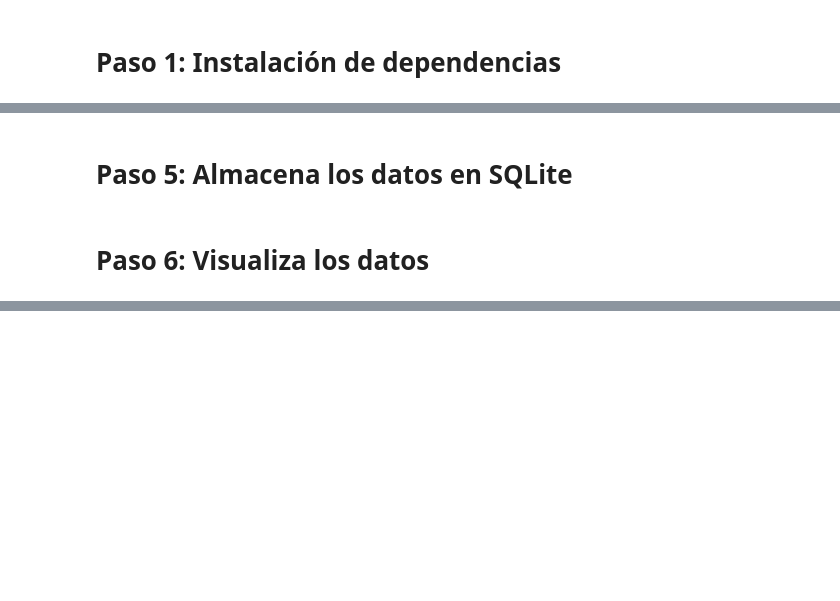
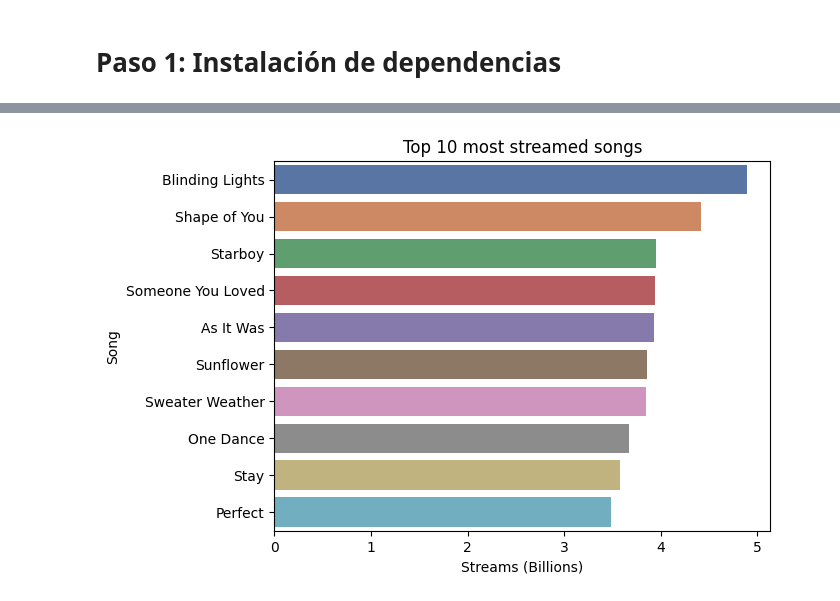
Before and after one commit to danielpaez-dev/web-scraping-project-tutorial, a Jupyter notebook: src/explore.es.ipynb, the cells around one changed output, grey strips where cells are left out. Drawn from its saved outputs; the diff is of its cells as text; code cells hidden in the pictures; blank space fills up the shorter version.

Commit message:
ADD: horizontal barplot, try Exceptions, cleaning data

```diff
--- a/src/explore.es.ipynb
+++ b/src/explore.es.ipynb
@@ -21,3 +18,0 @@ import html5lib
-# %%
-resource_url = 'https://en.wikipedia.org/wiki/List_of_Spotify_streaming_records'
-response = requests.get(resource_url)
@@ -26,6 +18,0 @@ response = requests.get(resource_url)
-# %%
-
-if response.status_code == 200:
-    html_io = io.StringIO(response.text)
-    df = pd.read_html(html_io)[0]
-    print(df)
@@ -52,4 +18,0 @@ if response.status_code == 200:
-# %%
-if response.status_code == 200:
-    df.dropna(inplace=True)
-    print(df)
@@ -74,4 +19,58 @@ if response.status_code == 200:
-# %% [markdown]
-# Paso 5: Almacena los datos en SQLite
-# %% [markdown]
-# Paso 6: Visualiza los datos
+# %%
+# Paso 1: Instalación de dependencias
+import requests
+import pandas as pd
+import matplotlib.pyplot as plt
+import seaborn as sns
+from io import StringIO
+
+def show_tables(df):
+    top_10(df)
+
+
+def top_10(df):
+    top_10_df = df.sort_values(by='Streams (Billions)', ascending=False).head(10)
+
+    sns.barplot(data=top_10_df, y='Song', x='Streams (Billions)', palette='deep', hue='Song')
+    plt.title('Top 10 most streamed songs')
+    plt.show()
+    return None
+
+# Paso 2: Descargar HTML
+url = "https://en.wikipedia.org/wiki/List_of_most-streamed_songs_on_Spotify"
+html_content = None
+try:
+    response = requests.get(url)
+    html_content = response.text
+except Exception as e:
+    print('An error occured: ', e)
+
+df = None
+
+# Paso 3: Transforma el HTML
+if response.status_code == 200 and html_content:
+    try:
+        tables = pd.read_html(StringIO(html_content))
+
+        if tables:
+            df = tables[0]
+        else:
+            print("No table was found")
+    except Exception as e:
+        print('An unexpected error occured while trying to get the first table data: ', e)
+
+if df is not None:
+    try:
+        # Paso 4: Procesa el DataFrame
+        df.drop('Ref.', axis=1, inplace=True)
+        df.columns = ['Rank', 'Song', 'Artist', 'Streams (Billions)', 'Release date']
+        df['Song'] = df['Song'].str.replace('"', '')
+        df = df.drop(df.index[-1])
+        df['Streams (Billions)'] = pd.to_numeric(df['Streams (Billions)'])
+        print(df)
+        show_tables(df)
+    except Exception as e:
+        print(e)
+else:
+    print('There is no data in the table')
+# %% [output]
@@ -77,0 +94 @@ if response.status_code == 200:
+[figure, added]
```
Also changed, not shown: parts of 6 cells of this notebook, 1 other file.
